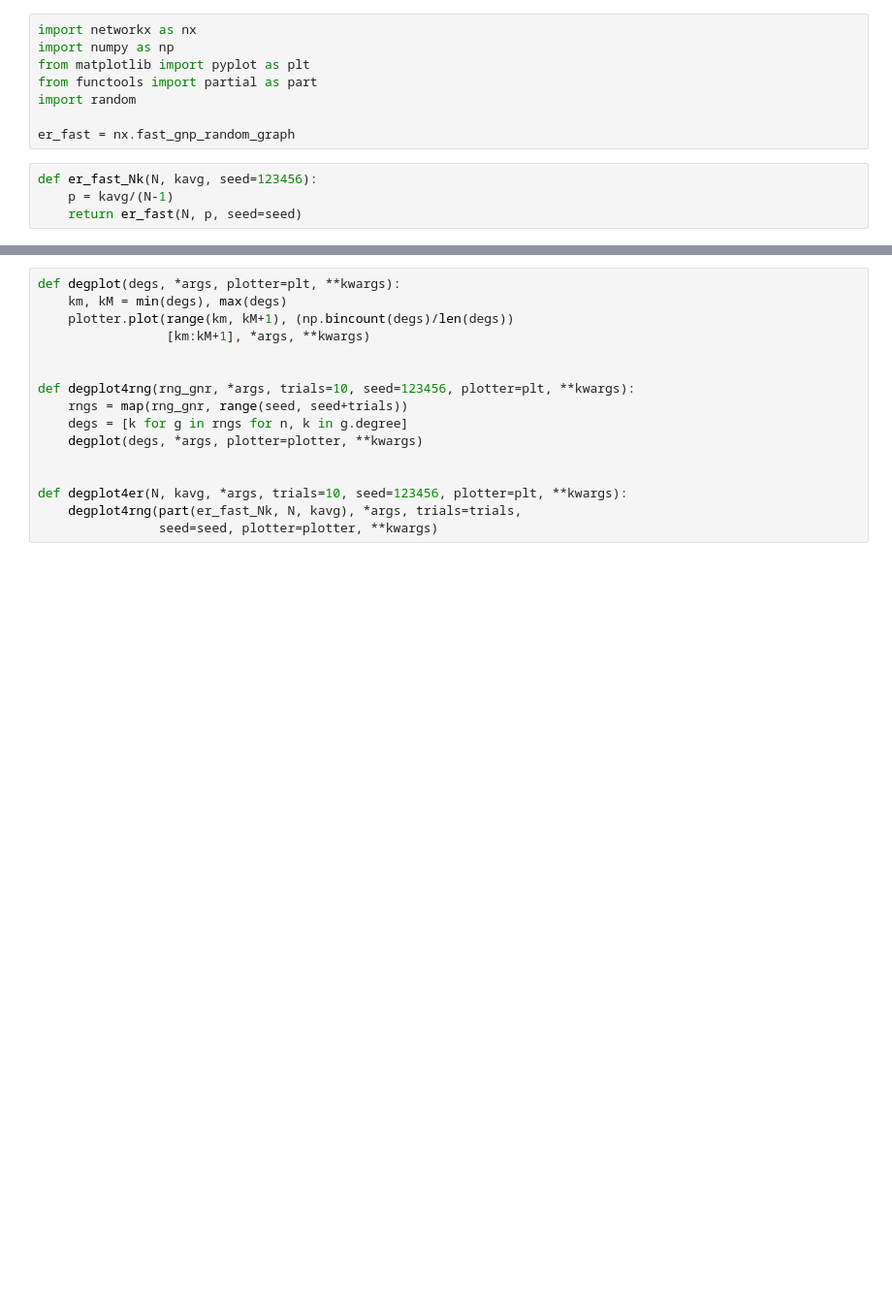
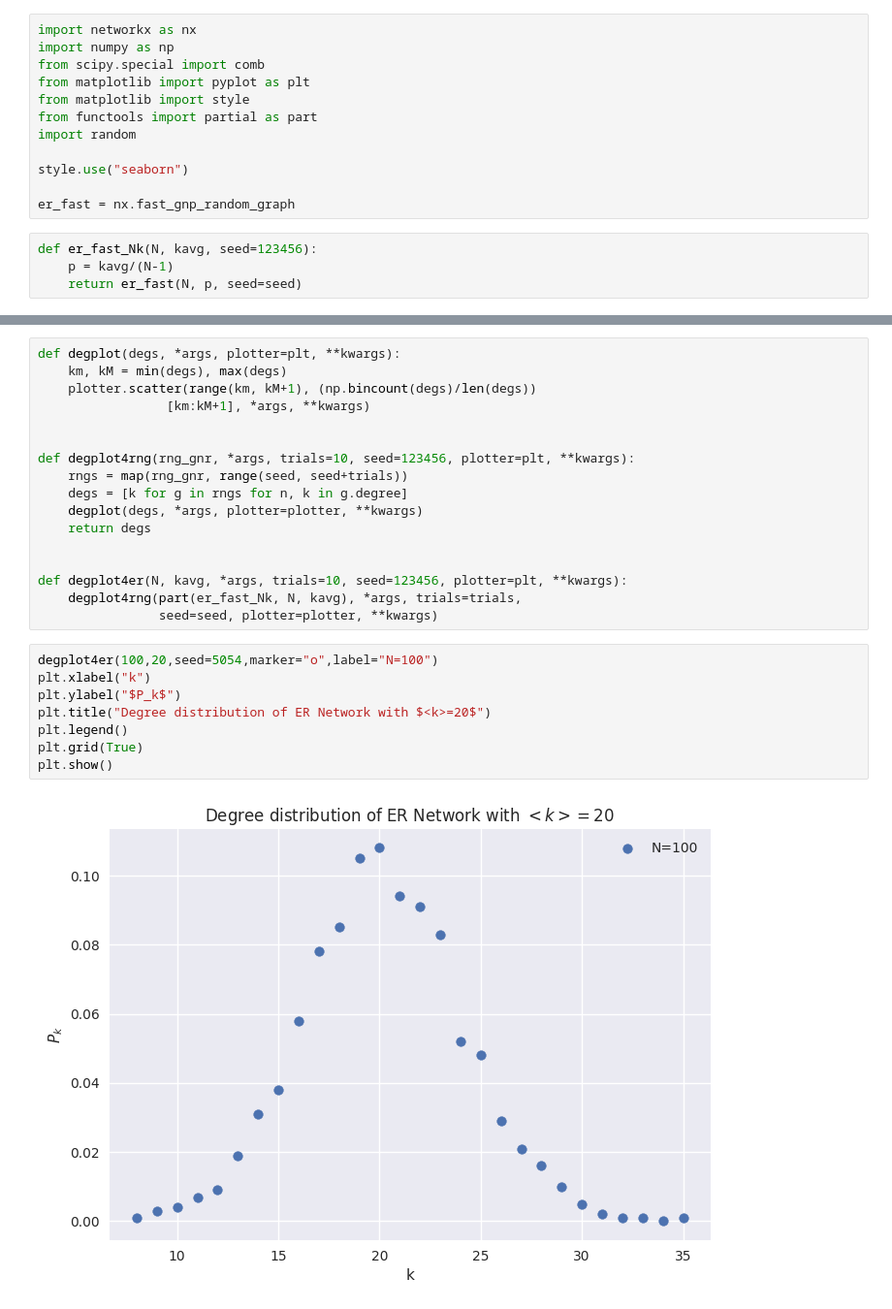
Before and after one commit to Algebra-FUN/DDM-Coursework, a Jupyter notebook: MSDM5056/Lab/Lab1.ipynb, the cells around one changed output, grey strips where cells are left out. Shown: that part at 97% size. Drawn from its saved outputs; the diff is of its cells as text; blank space fills up the shorter version.

```diff
--- a/MSDM5056/Lab/Lab1.ipynb
+++ b/MSDM5056/Lab/Lab1.ipynb
@@ -1,10 +8,14 @@
 # %%
 import networkx as nx
 import numpy as np
+from scipy.special import comb
 from matplotlib import pyplot as plt
+from matplotlib import style
 from functools import partial as part
 import random
 
+style.use("seaborn")
+
 er_fast = nx.fast_gnp_random_graph
 # %%
 def er_fast_Nk(N, kavg, seed=123456):
@@ -13,7 +26,7 @@ def er_fast_Nk(N, kavg, seed=123456):
 # %%
 def degplot(degs, *args, plotter=plt, **kwargs):
     km, kM = min(degs), max(degs)
-    plotter.plot(range(km, kM+1), (np.bincount(degs)/len(degs))
+    plotter.scatter(range(km, kM+1), (np.bincount(degs)/len(degs))
                  [km:kM+1], *args, **kwargs)
 
 
@@ -21,8 +34,19 @@ def degplot4rng(rng_gnr, *args, trials=10, seed=123456, plotter=plt, **kwargs):
     rngs = map(rng_gnr, range(seed, seed+trials))
     degs = [k for g in rngs for n, k in g.degree]
     degplot(degs, *args, plotter=plotter, **kwargs)
+    return degs
 
 
 def degplot4er(N, kavg, *args, trials=10, seed=123456, plotter=plt, **kwargs):
     degplot4rng(part(er_fast_Nk, N, kavg), *args, trials=trials,
                 seed=seed, plotter=plotter, **kwargs)
+# %%
+degplot4er(100,20,seed=5054,marker="o",label="N=100")
+plt.xlabel("k")
+plt.ylabel("$P_k$")
+plt.title("Degree distribution of ER Network with $<k>=20$")
+plt.legend()
+plt.grid(True)
+plt.show()
+# %% [output]
+[figure, added]
```
Also changed, not shown: parts of 14 cells of this notebook.
